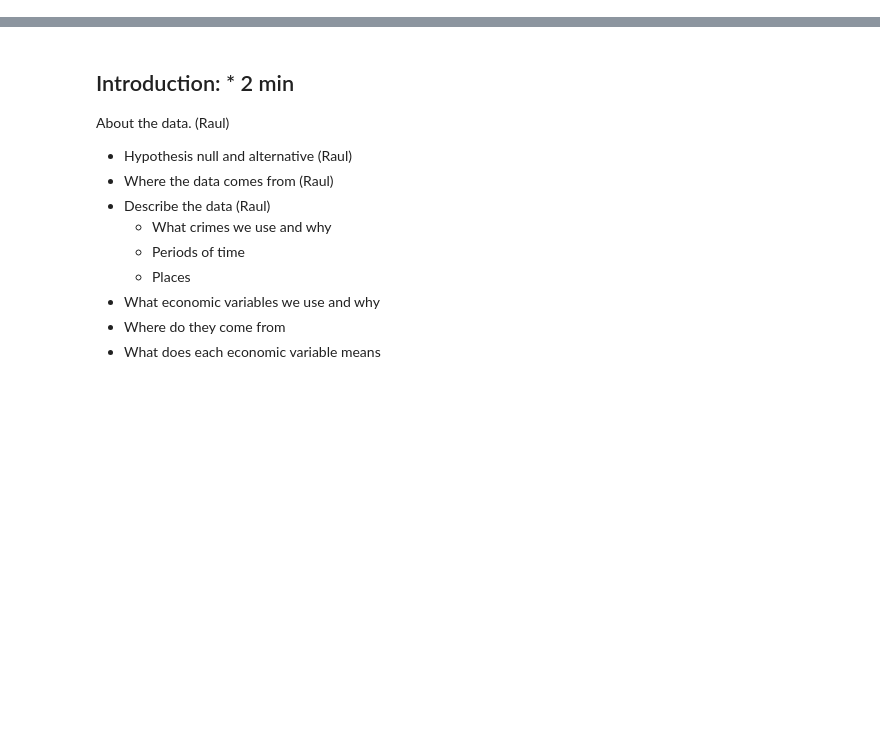
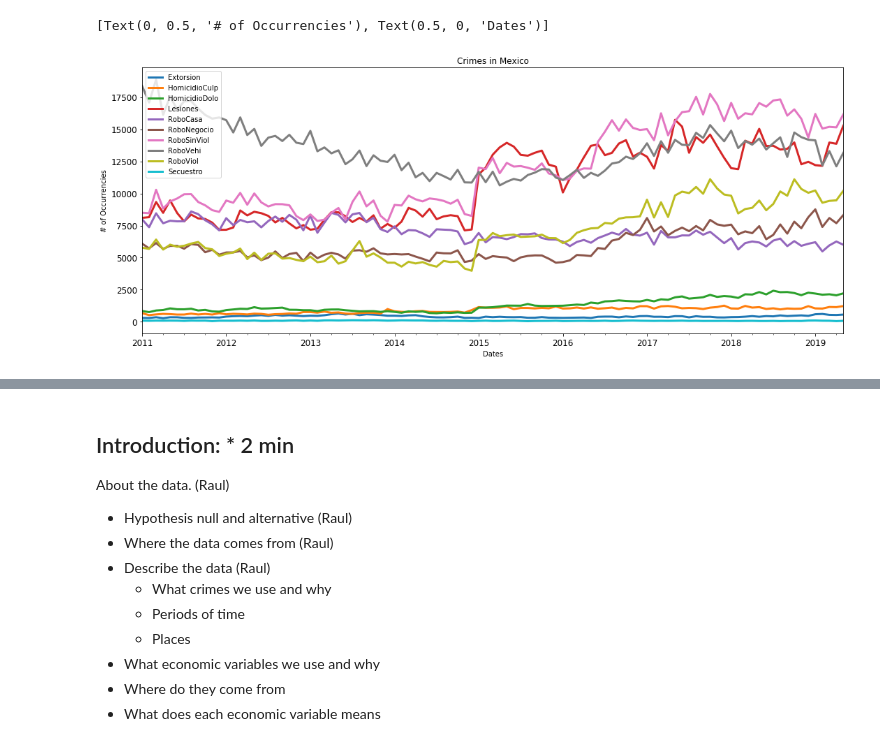
Before and after one commit to GutzCarlos/Project-1, a Jupyter notebook: Presentation Outline.ipynb, the cells around one changed output, grey strips where cells are left out. Saved outputs shown, nothing was run; the diff lists cells and outputs as text; code cells hidden in the pictures; blank space fills up the shorter version.

```diff
--- a/Presentation Outline.ipynb
+++ b/Presentation Outline.ipynb
@@ -6,0 +66,9 @@ As part of the public politics that could be applied to help the crime rate, we
+# %%
+path_crime = '/Users/roas/Projects_Git/TP1/Crimes2011-2019.csv'
+# %%
+df_crime = pd.read_csv(path_crime)
+df_crime.rename(columns={"Unnamed: 0":"Date"}, inplace = True)
+df_crime['Date'] = pd.to_datetime(df_crime['Date'])
+df_crime.set_index('Date',inplace=True)
+# %%
+df_delitos = df_crime.resample(rule='M').sum().dropna()
@@ -6,0 +85,11 @@ As part of the public politics that could be applied to help the crime rate, we
+# %%
+title = 'Crimes in Mexico'
+xseries = 'Dates'
+yseries = '# of Occurrencies'
+ax = df_delitos[['Extorsion', 'HomicidioCulp',
+       'HomicidioDolo', 'Lesiones', 'RoboCasa', 'RoboNegocio', 'RoboSinViol',
+       'RoboVehi', 'RoboViol', 'Secuestro']].plot(figsize=(18,7), title=title, lw='3',fontsize=12)
+ax.set(ylabel = yseries, xlabel = xseries)
+# %% [output]
+[Text(0, 0.5, '# of Occurrencies'), Text(0.5, 0, 'Dates')]
+[figure, added]
```
Also changed, not shown: parts of 22 cells of this notebook.
